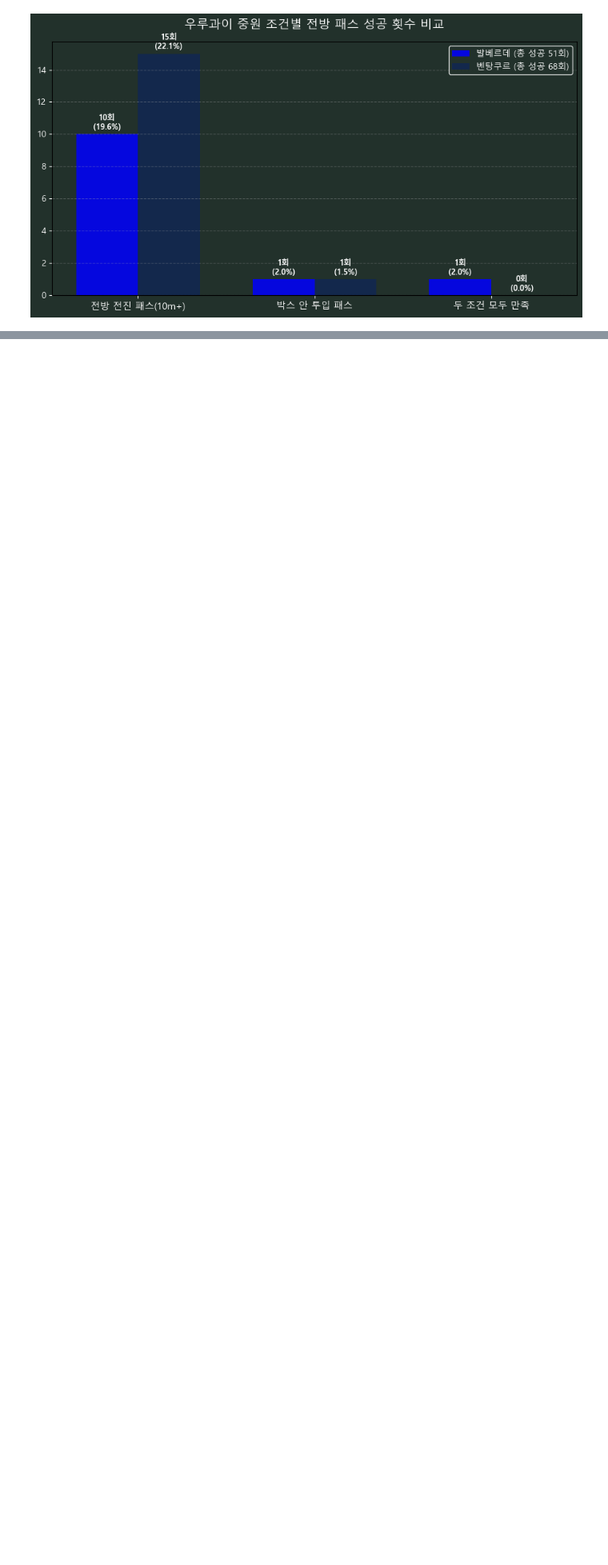
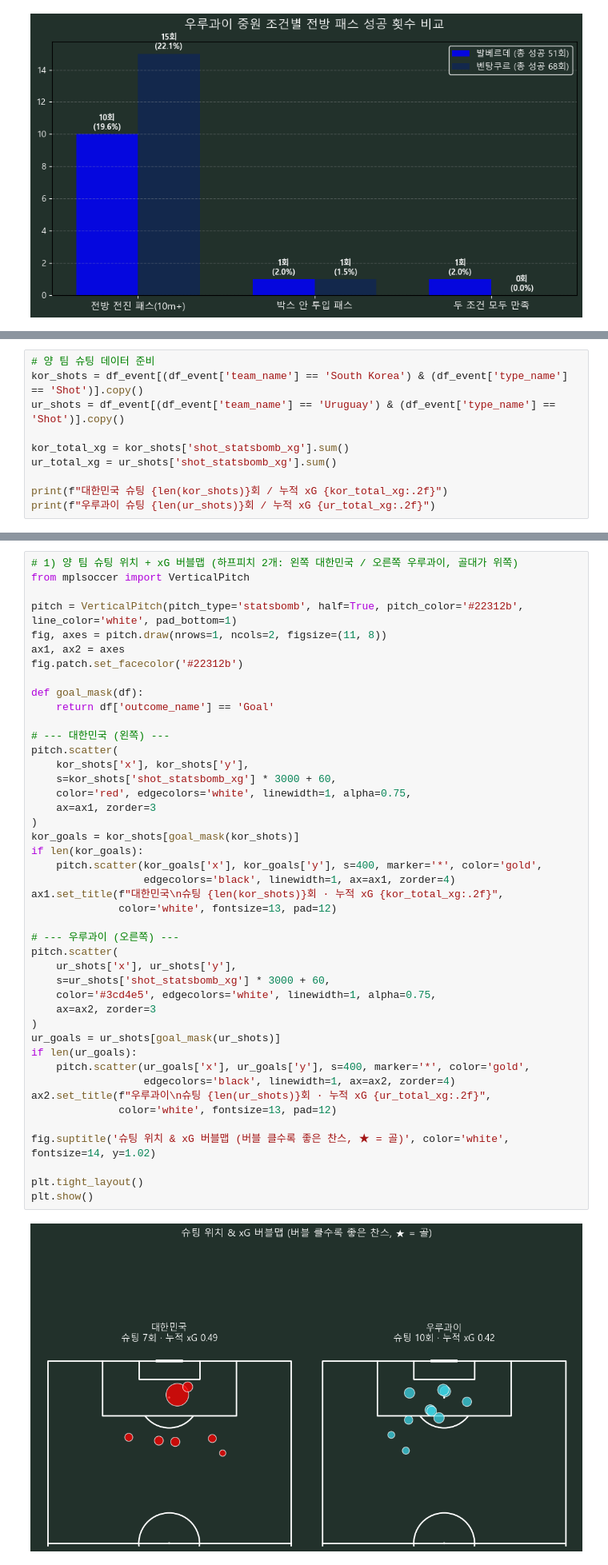
Before and after one commit to 0jyyyyy/Soccer_Lens, a Jupyter notebook: Tactics_lab/World_cup/2022/korea_uruguay.ipynb, the cells around one changed output, grey strips where cells are left out. Shown at 80% size. Drawn from its saved outputs; the diff is of its cells as text; blank space fills up the shorter version.

```diff
--- a/Tactics_lab/World_cup/2022/korea_uruguay.ipynb
+++ b/Tactics_lab/World_cup/2022/korea_uruguay.ipynb
@@ -729,3 +729,13 @@ plt.tight_layout()
 plt.show()
 # %% [output]
 [figure]
+# %%
+# 양 팀 슈팅 데이터 준비
+kor_shots = df_event[(df_event['team_name'] == 'South Korea') & (df_event['type_name'] == 'Shot')].copy()
+ur_shots = df_event[(df_event['team_name'] == 'Uruguay') & (df_event['type_name'] == 'Shot')].copy()
+
+kor_total_xg = kor_shots['shot_statsbomb_xg'].sum()
+ur_total_xg = ur_shots['shot_statsbomb_xg'].sum()
+
+print(f"대한민국 슈팅 {len(kor_shots)}회 / 누적 xG {kor_total_xg:.2f}")
+print(f"우루과이 슈팅 {len(ur_shots)}회 / 누적 xG {ur_total_xg:.2f}")
@@ -731,0 +745,46 @@ plt.show()
+# %%
+# 1) 양 팀 슈팅 위치 + xG 버블맵 (하프피치 2개: 왼쪽 대한민국 / 오른쪽 우루과이, 골대가 위쪽)
+from mplsoccer import VerticalPitch
+
+pitch = VerticalPitch(pitch_type='statsbomb', half=True, pitch_color='#22312b', line_color='white', pad_bottom=1)
+fig, axes = pitch.draw(nrows=1, ncols=2, figsize=(11, 8))
+ax1, ax2 = axes
+fig.patch.set_facecolor('#22312b')
+
+def goal_mask(df):
+    return df['outcome_name'] == 'Goal'
+
+# --- 대한민국 (왼쪽) ---
+pitch.scatter(
+    kor_shots['x'], kor_shots['y'],
+    s=kor_shots['shot_statsbomb_xg'] * 3000 + 60,
+    color='red', edgecolors='white', linewidth=1, alpha=0.75,
+    ax=ax1, zorder=3
+)
+kor_goals = kor_shots[goal_mask(kor_shots)]
+if len(kor_goals):
+    pitch.scatter(kor_goals['x'], kor_goals['y'], s=400, marker='*', color='gold',
+                  edgecolors='black', linewidth=1, ax=ax1, zorder=4)
+ax1.set_title(f"대한민국\n슈팅 {len(kor_shots)}회 · 누적 xG {kor_total_xg:.2f}",
+              color='white', fontsize=13, pad=12)
+
+# --- 우루과이 (오른쪽) ---
+pitch.scatter(
+    ur_shots['x'], ur_shots['y'],
+    s=ur_shots['shot_statsbomb_xg'] * 3000 + 60,
+    color='#3cd4e5', edgecolors='white', linewidth=1, alpha=0.75,
+    ax=ax2, zorder=3
+)
+ur_goals = ur_shots[goal_mask(ur_shots)]
+if len(ur_goals):
+    pitch.scatter(ur_goals['x'], ur_goals['y'], s=400, marker='*', color='gold',
+                  edgecolors='black', linewidth=1, ax=ax2, zorder=4)
+ax2.set_title(f"우루과이\n슈팅 {len(ur_shots)}회 · 누적 xG {ur_total_xg:.2f}",
+              color='white', fontsize=13, pad=12)
+
+fig.suptitle('슈팅 위치 & xG 버블맵 (버블 클수록 좋은 찬스, ★ = 골)', color='white', fontsize=14, y=1.02)
+
+plt.tight_layout()
+plt.show()
+# %% [output]
+[figure, added]
```
Also changed, not shown: parts of 5 cells of this notebook, 1 other file.
